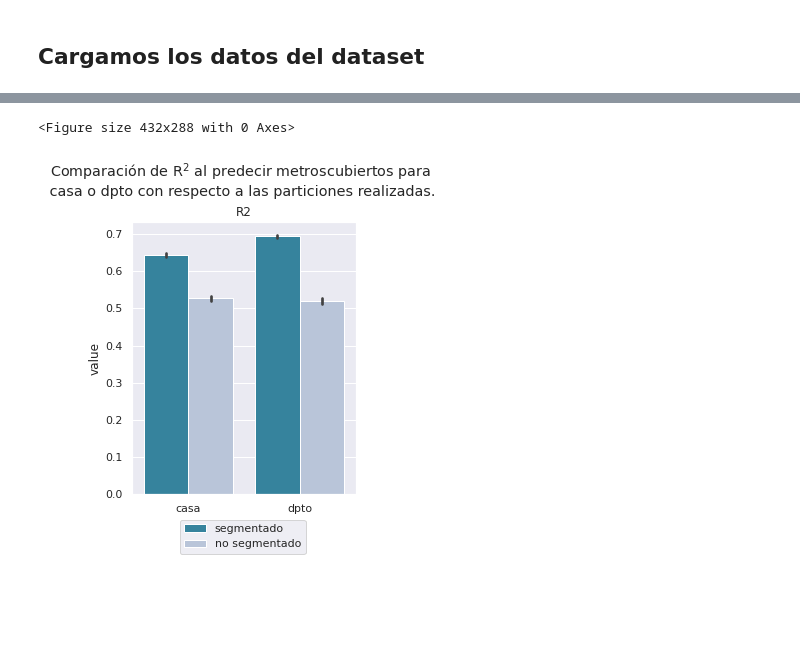
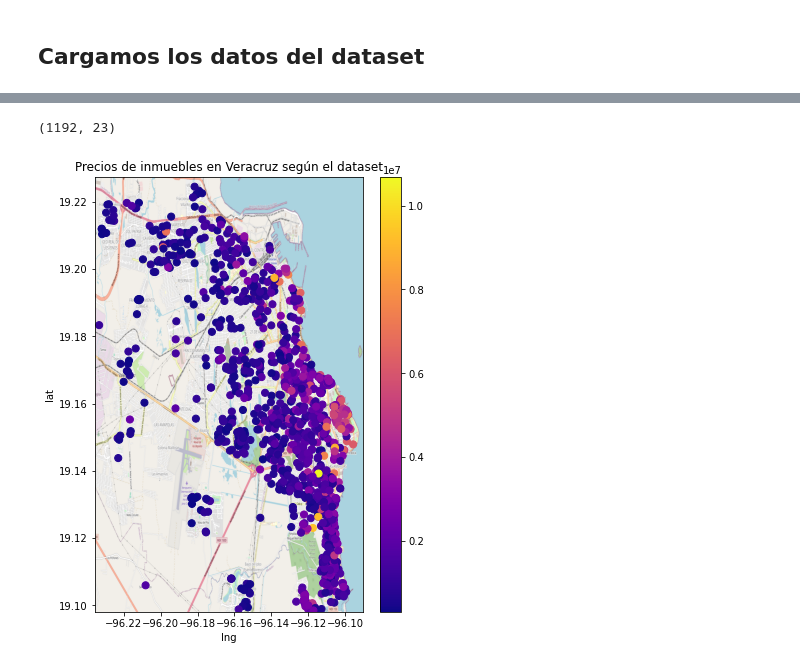
Before and after one commit to davidvenegasr/TP3-MetNum, a Jupyter notebook: notebooks/Exp3.ipynb, the cells around one changed output, grey strips where cells are left out. Saved outputs shown, nothing was run; the diff lists cells and outputs as text; code cells hidden in the pictures; blank space fills up the shorter version.

```diff
--- a/notebooks/Exp3.ipynb
+++ b/notebooks/Exp3.ipynb
@@ -514,12 +16,0 @@ df_r2 = pd.concat([df_casa, df_dpto])
-# %%
-fig = plt.figure(constrained_layout=True)
-fig, ax = plt.subplots(figsize=(4, 5))
-sns.barplot(ax=ax, data=df_r2, y='value', x="tipo", hue="clase", palette="PuBuGn_r")
-ax.legend(bbox_to_anchor=(0.27,0.07), loc="upper left",  bbox_transform=fig.transFigure)
-x_axis = ax.xaxis.label.set_visible(False)
-ax.set_title("R2")
-fig.suptitle(r"Comparación de $\mathrm{R}^2$ al predecir metroscubiertos para" + f"\n casa o dpto con respecto a las particiones realizadas.", y=1.05)
-plt.savefig("Exp4/Comp-de-R2-con-y-sin-particion.png", bbox_inches = "tight")
-# %% [output]
-<Figure size 432x288 with 0 Axes>
-[figure, removed]
@@ -525,0 +20,43 @@ plt.savefig("Exp4/Comp-de-R2-con-y-sin-particion.png", bbox_inches = "tight")
+# %%
+# Copiamos la funcion del Exp2 para imprimir en Veracruz
+import matplotlib.image as mpimg
+def plot_map (df_pred, save_name = None, title = None, dot_size = 50):
+    # Importo el mapa
+    map_img = mpimg.imread(f'mapas/mapVC.png')
+
+    plt.figure(figsize=(6,8))
+
+    # Preparo los puntos para el colorbar
+    points = plt.scatter(df_pred["lng"], df_pred["lat"], c=df_pred["precio"], s=dot_size, cmap="plasma")
+    plt.colorbar(points)
+
+    hmax = sns.regplot("lng", "lat", data=df_pred, scatter=False, fit_reg=False, color=".1")
+    hmax.set_ylim(lat_min_mex_VC, lat_max_mex_VC)
+    hmax.set_xlim(lng_min_mex_VC, lng_max_mex_VC)
+
+    hmax.imshow(map_img, aspect = hmax.get_aspect(), extent = hmax.get_xlim() + hmax.get_ylim())
+    if title != None:
+        plt.title(title)
+    if save_name != None:
+        plt.savefig(f'Exp4/Precio-por-ubicacion-VC-{save_name}.png', bbox_inches = "tight")
+    plt.show()
+# %%
+# Delimitamos los márgenes de Veracruz
+lng_min_mex_VC = -96.2356
+lng_max_mex_VC = -96.0905
+lat_min_mex_VC = 19.0981
+lat_max_mex_VC = 19.2274
+
+df_train_VC = df_train[df_train["lng"] <= lng_max_mex_VC]
+df_train_VC = df_train_VC[df_train["lat"] <= lat_max_mex_VC]
+df_train_VC = df_train_VC[lng_min_mex_VC <= df_train["lng"]]
+df_train_VC = df_train_VC[lat_min_mex_VC <= df_train["lat"]]
+
+print(df_train_VC.shape)
+# %% [output]
+(1192, 23)
+# %%
+#Ploteo del mapa de VC con los datos del dataset
+plot_map(df_train_VC, "original", "Precios de inmuebles en Veracruz según el dataset")
+# %% [output]
+[figure, added]
```
Also changed, not shown: parts of 60 cells of this notebook, 7 other files.
